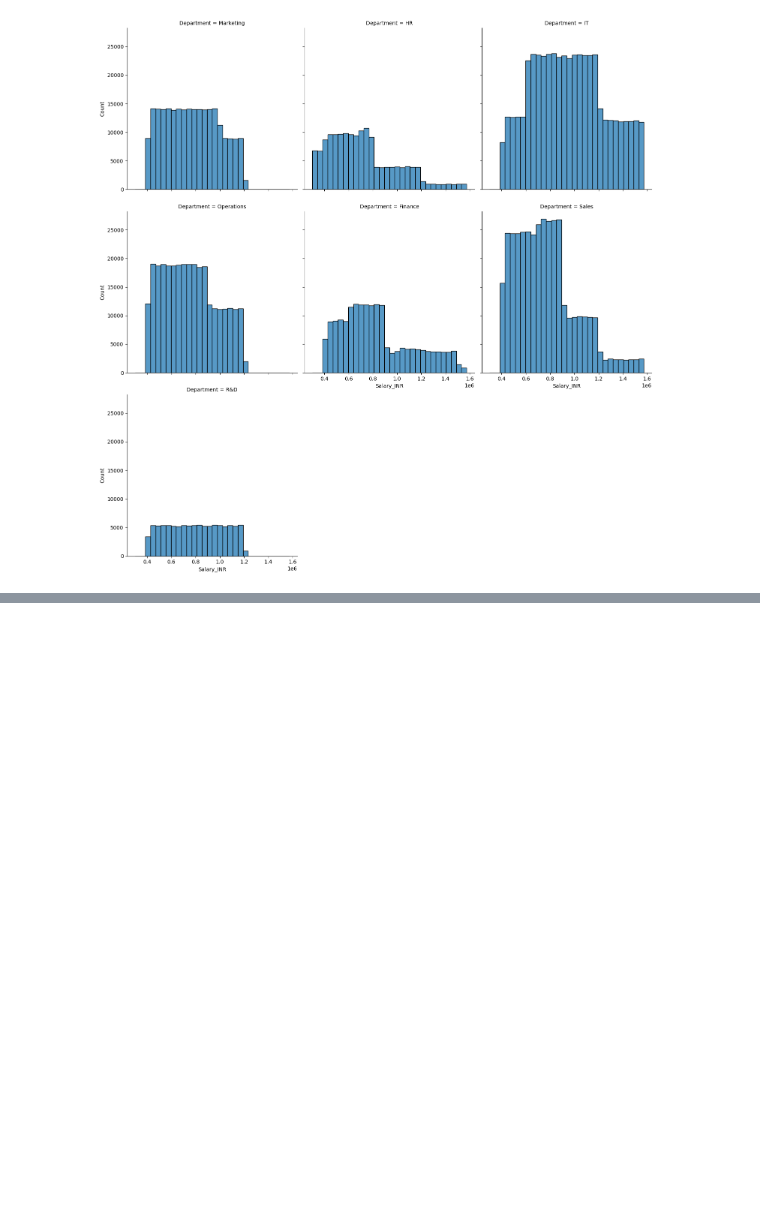
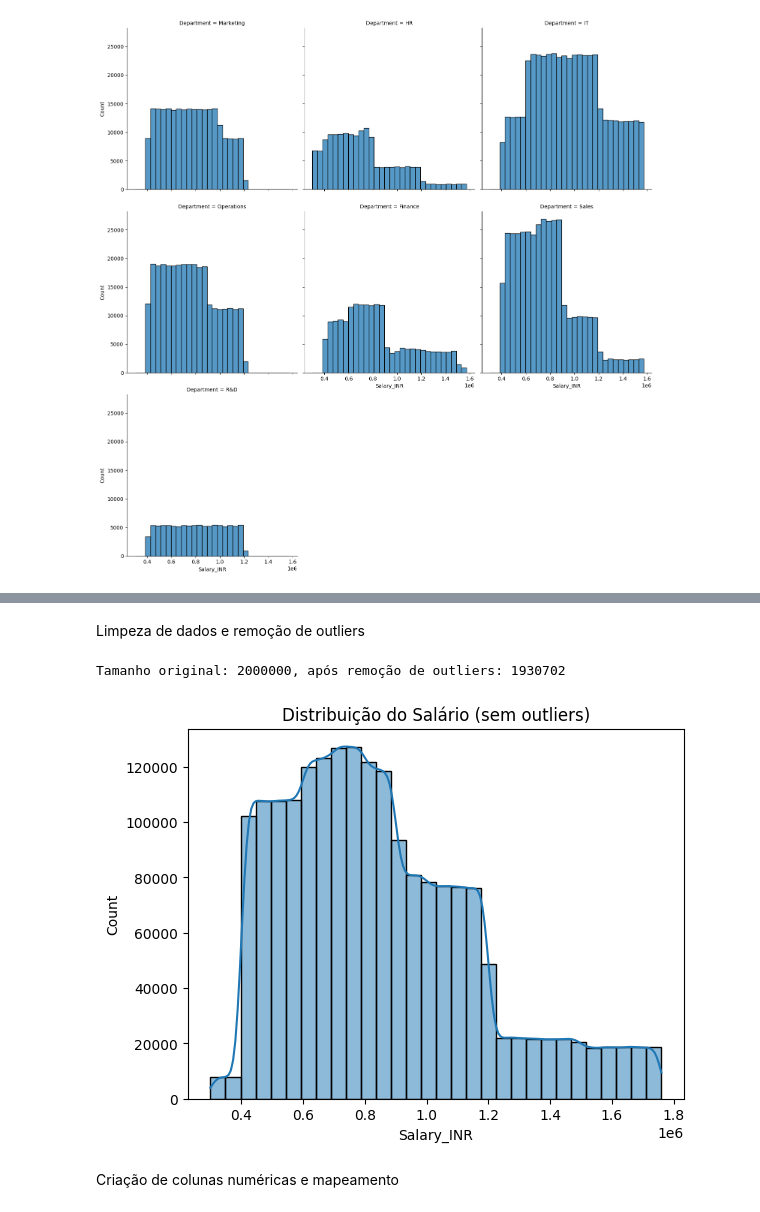
Before and after one commit to EngSoftwareABL/ProjetoAC2_ReconhecimentoPadr-es, a Jupyter notebook: Dataset_Salario.ipynb, the cells around one changed output, grey strips where cells are left out. Saved outputs shown, nothing was run; the diff lists cells and outputs as text; code cells hidden in the pictures; blank space fills up the shorter version.

Commit message:
Aplicando regressão no DS Salario

```diff
--- a/Dataset_Salario.ipynb
+++ b/Dataset_Salario.ipynb
@@ -164,0 +185,15 @@ sns.displot(data=df_splot, x="Salary_INR", col="Department", col_wrap=3, kind="h
+# %%
+import pandas as pd
+import numpy as np
+import seaborn as sns
+import matplotlib.pyplot as plt
+from sklearn.model_selection import train_test_split
+from sklearn.preprocessing import StandardScaler
+
+df = pd.read_csv("Salario/HR_Data_MNC_Data Science Lovers.csv")
+
+print("Pré-visualização dos dados:")
+display(df.head())
+
+print("\nColunas disponíveis no dataset:")
+print(df.columns.tolist())
@@ -164,0 +210,28 @@ sns.displot(data=df_splot, x="Salary_INR", col="Department", col_wrap=3, kind="h
+# %% [markdown]
+Limpeza de dados e remoção de outliers
+# %%
+def remove_outliers(df, col):
+
+    Q1 = df[col].quantile(0.25)
+    Q3 = df[col].quantile(0.75)
+    IQR = Q3 - Q1
+    lower = Q1 - 1.5 * IQR
+    upper = Q3 + 1.5 * IQR
+    return df[(df[col] >= lower) & (df[col] <= upper)]
+
+# Aplicando remoção de outliers nas colunas numéricas principais
+df_clean = remove_outliers(df, 'Salary_INR')
+df_clean = remove_outliers(df_clean, 'Experience_Years')
+df_clean = remove_outliers(df_clean, 'Performance_Rating')
+
+print(f"Tamanho original: {len(df)}, após remoção de outliers: {len(df_clean)}")
+
+# Visualização da distribuição do salário
+sns.histplot(df_clean['Salary_INR'], bins=30, kde=True)
+plt.title("Distribuição do Salário (sem outliers)")
+plt.show()
+# %% [output]
+Tamanho original: 2000000, após remoção de outliers: 1930702
+[figure, added]
+# %% [markdown]
+Criação de colunas numéricas e mapeamento
```
Also changed, not shown: parts of 26 cells of this notebook.
